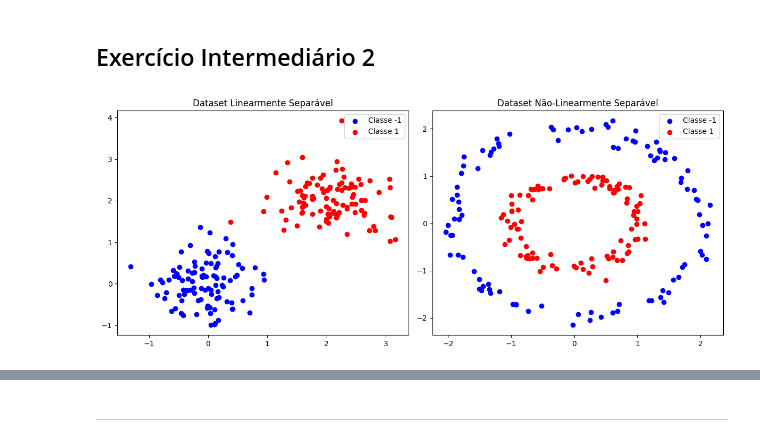
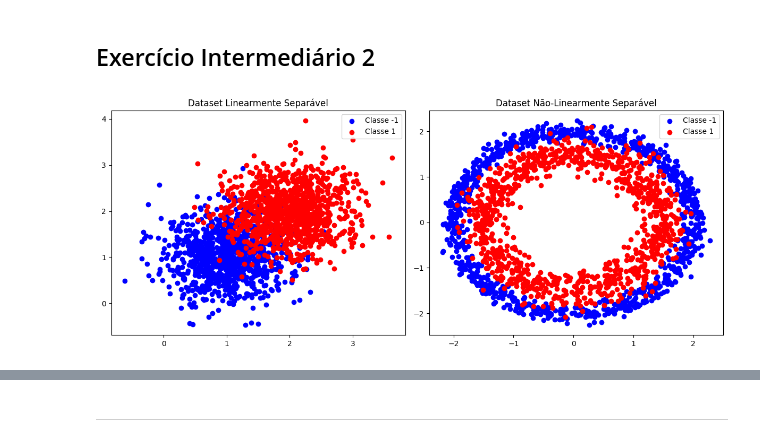
Before and after one commit to Bernardo-b/reconhecimento-padroes-2025-1, a Jupyter notebook: exercicios-intermediario-knn.ipynb, the cells around one changed output, grey strips where cells are left out. Cells and saved outputs as stored; diff of their text form; code cells hidden in the pictures.

```diff
--- a/exercicios-intermediario-knn.ipynb
+++ b/exercicios-intermediario-knn.ipynb
@@ -107,41 +108,41 @@ import numpy as np
 
 # Dataset linearmente separável
 np.random.seed(42)
-n_pontos = 200
+n_pontos = 2000
 
 X_linear = np.vstack([
-    np.random.normal(0, 0.5, (n_pontos//2, 2)),  # classe -1
+    np.random.normal(1, 0.5, (n_pontos//2, 2)),  # classe -1
     np.random.normal(2, 0.5, (n_pontos//2, 2))   # classe 1
 ])
 y_linear = np.array([-1]*(n_pontos//2) + [1]*(n_pontos//2))
 
 # Dataset não-linearmente separável (círculos)
 theta = np.random.uniform(0, 2*np.pi, n_pontos//2)
-r_interno = np.random.normal(1, 0.1, n_pontos//2)
+r_interno = np.random.normal(1.5, 0.2, n_pontos//2)
 r_externo = np.random.normal(2, 0.1, n_pontos//2)
 
 X_nao_linear = np.vstack([
     np.column_stack([r_externo*np.cos(theta), r_externo*np.sin(theta)]),  # classe -1
     np.column_stack([r_interno*np.cos(theta), r_interno*np.sin(theta)])   # classe 1
 ])
 y_nao_linear = np.array([-1]*(n_pontos//2) + [1]*(n_pontos//2))
 
 # Visualização
 plt.figure(figsize=(12, 5))
 
 plt.subplot(121)
 plt.scatter(X_linear[y_linear==-1,0], X_linear[y_linear==-1,1], c='blue', label='Classe -1')
 plt.scatter(X_linear[y_linear==1,0], X_linear[y_linear==1,1], c='red', label='Classe 1')
 plt.title('Dataset Linearmente Separável')
 plt.legend()
 
 plt.subplot(122)
 plt.scatter(X_nao_linear[y_nao_linear==-1,0], X_nao_linear[y_nao_linear==-1,1], c='blue', label='Classe -1')
 plt.scatter(X_nao_linear[y_nao_linear==1,0], X_nao_linear[y_nao_linear==1,1], c='red', label='Classe 1')
 plt.title('Dataset Não-Linearmente Separável')
 plt.legend()
 
 plt.tight_layout()
 plt.show()
 # %% [output]
-[figure, old version]
+[figure, new version]
```
Also changed, not shown: parts of 10 cells of this notebook, 8 other files.
